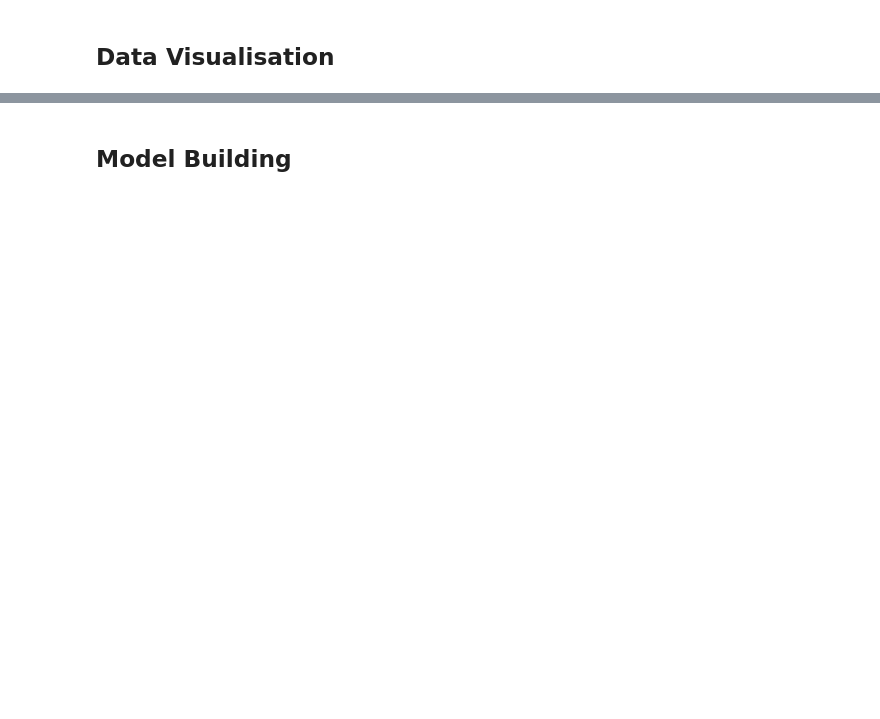
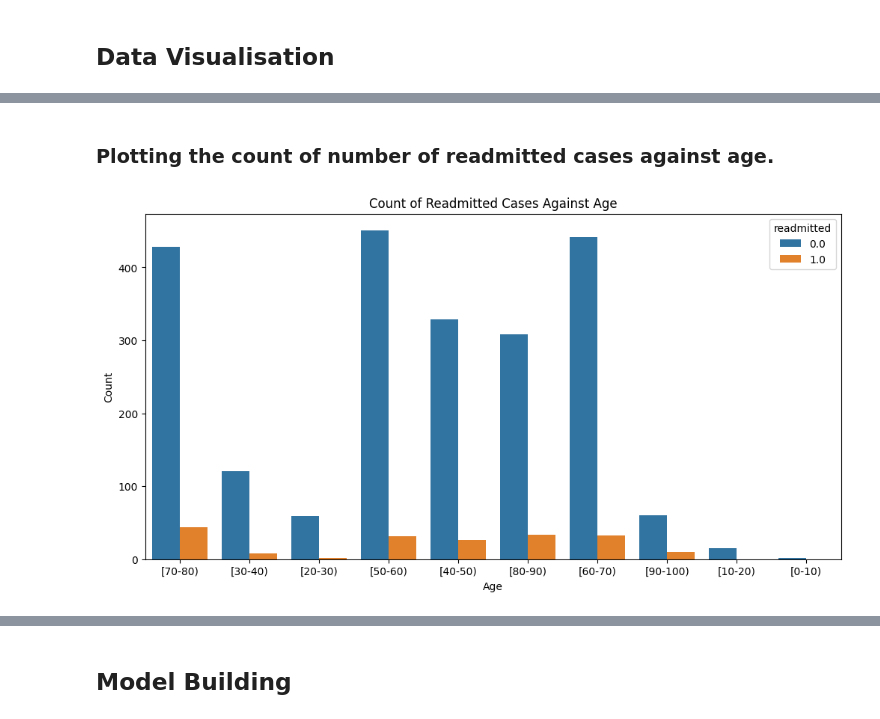
Before and after one commit to Pruthvi-Raj-S/Big-Data-and-Predictive-Analytics, a Jupyter notebook: GroupX_solutions.ipynb, the cells around one changed output, grey strips where cells are left out. Drawn from its saved outputs; the diff is of its cells as text; code cells hidden in the pictures; blank space fills up the shorter version.

```diff
--- a/GroupX_solutions.ipynb
+++ b/GroupX_solutions.ipynb
@@ -39,0 +299,11 @@ Index(['encounter_id', 'patient_nbr', 'race', 'gender', 'age', 'weight',
+# %% [markdown]
+### Plotting the count of number of readmitted cases against age.
+# %%
+plt.figure(figsize=(12,6))
+sns.countplot(x='age', hue='readmitted', data=df_diabetic_csv)
+plt.title('Count of Readmitted Cases Against Age')
+plt.xlabel('Age')
+plt.ylabel('Count')
+plt.show()
+# %% [output]
+[figure, added]
```
Also changed, not shown: parts of 135 cells of this notebook, 7 other files.
